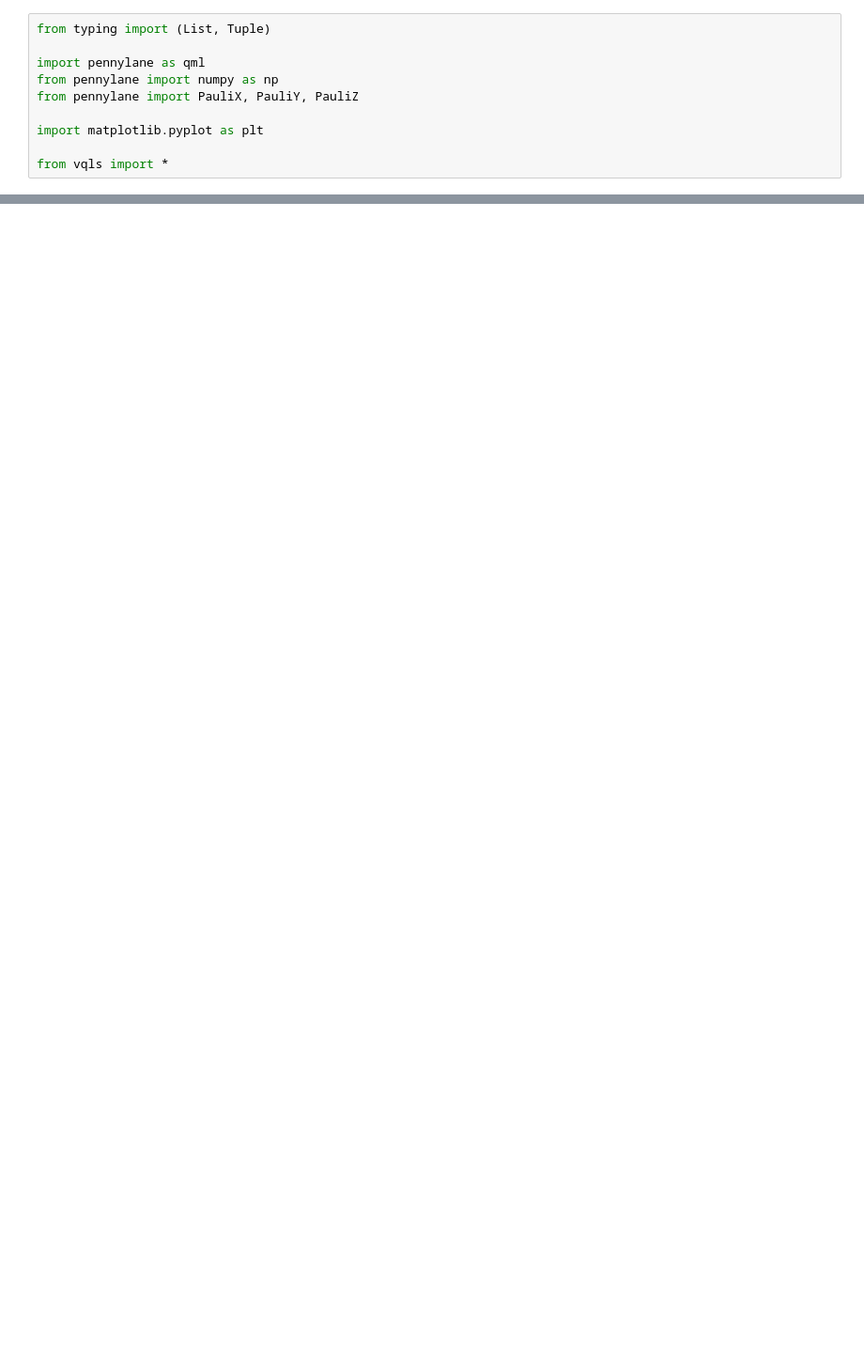
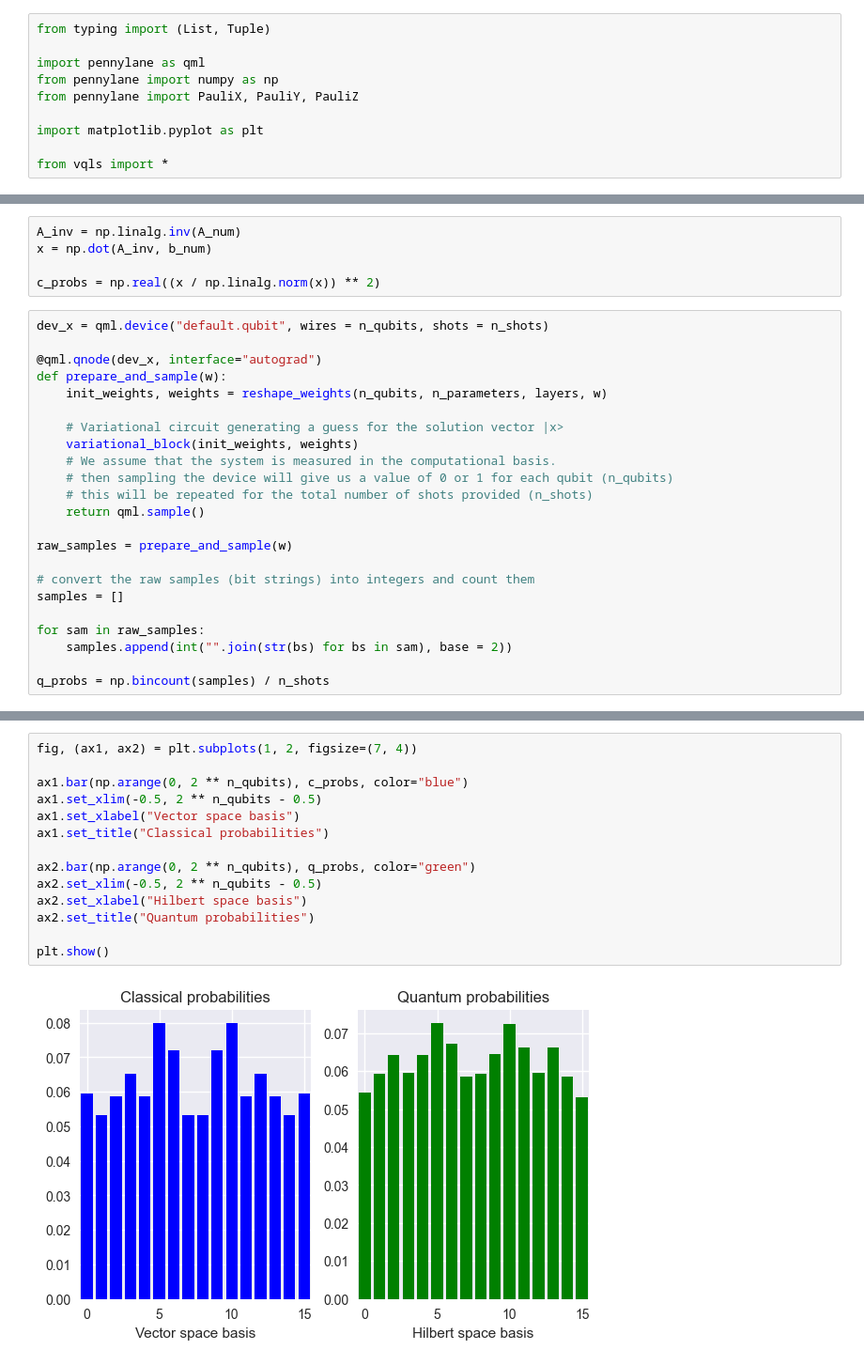
Before and after one commit to quantumethicsproject/Algorithm-Research, a Jupyter notebook: Student-Hub/Indy-Ng/VQLS.ipynb, the cells around one changed output, grey strips where cells are left out. Shown: that part at 94% size. Saved outputs shown, nothing was run; the diff lists cells and outputs as text; blank space fills up the shorter version.

```diff
--- a/Student-Hub/Indy-Ng/VQLS.ipynb
+++ b/Student-Hub/Indy-Ng/VQLS.ipynb
@@ -411,0 +439,28 @@ KeyboardInterrupt:
+# %%
+A_inv = np.linalg.inv(A_num)
+x = np.dot(A_inv, b_num)
+
+c_probs = np.real((x / np.linalg.norm(x)) ** 2)
+# %%
+dev_x = qml.device("default.qubit", wires = n_qubits, shots = n_shots)
+
+@qml.qnode(dev_x, interface="autograd")
+def prepare_and_sample(w):
+    init_weights, weights = reshape_weights(n_qubits, n_parameters, layers, w)
+
+    # Variational circuit generating a guess for the solution vector |x>
+    variational_block(init_weights, weights)
+    # We assume that the system is measured in the computational basis.
+    # then sampling the device will give us a value of 0 or 1 for each qubit (n_qubits)
+    # this will be repeated for the total number of shots provided (n_shots)
+    return qml.sample()
+
+raw_samples = prepare_and_sample(w)
+
+# convert the raw samples (bit strings) into integers and count them
+samples = []
+
+for sam in raw_samples:
+    samples.append(int("".join(str(bs) for bs in sam), base = 2))
+
+q_probs = np.bincount(samples) / n_shots
@@ -411,0 +480,16 @@ KeyboardInterrupt:
+# %%
+fig, (ax1, ax2) = plt.subplots(1, 2, figsize=(7, 4))
+
+ax1.bar(np.arange(0, 2 ** n_qubits), c_probs, color="blue")
+ax1.set_xlim(-0.5, 2 ** n_qubits - 0.5)
+ax1.set_xlabel("Vector space basis")
+ax1.set_title("Classical probabilities")
+
+ax2.bar(np.arange(0, 2 ** n_qubits), q_probs, color="green")
+ax2.set_xlim(-0.5, 2 ** n_qubits - 0.5)
+ax2.set_xlabel("Hilbert space basis")
+ax2.set_title("Quantum probabilities")
+
+plt.show()
+# %% [output]
+[figure, added]
```
Also changed, not shown: parts of 8 cells of this notebook.
